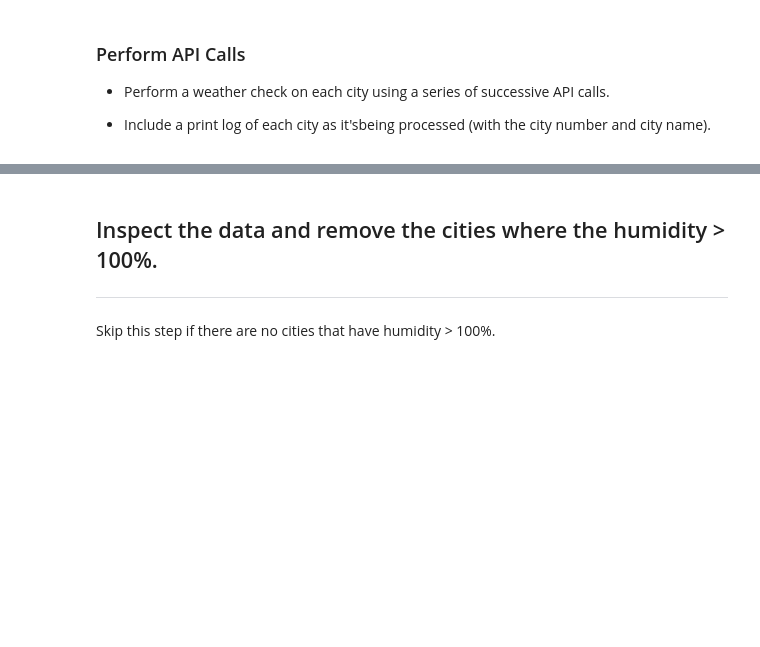
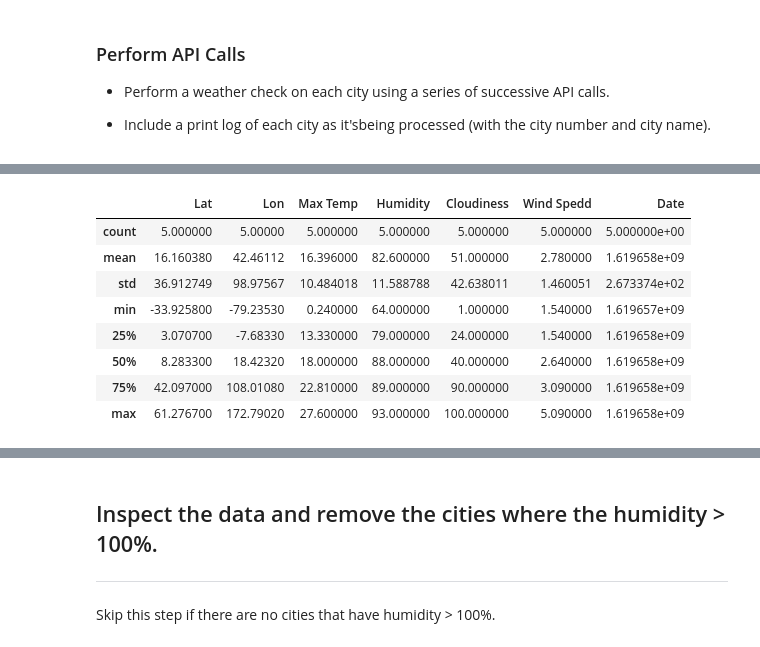
Before and after one commit to Omargib/python-api-challenge, a Jupyter notebook: WeatherPy/WeatherPy.ipynb, the cells around one changed output, grey strips where cells are left out. Drawn from its saved outputs; the diff is of its cells as text; code cells hidden in the pictures; blank space fills up the shorter version.

```diff
--- a/WeatherPy/WeatherPy.ipynb
+++ b/WeatherPy/WeatherPy.ipynb
@@ -85,3 +69,8 @@ Data Retrieval Complete
+# %%
+url = "http://api.openweathermap.org/data/2.5/weather?"
+units = "metric"
+# Build partial query URL
+query_url = f"{url}appid={api}&units={units}&q="
 # %% [markdown]
 ### Convert Raw Data to DataFrame
 * Export the city data into a .csv.
@@ -107,0 +119,15 @@ Data Retrieval Complete
+# %%
+# Display the DataFrame
+weather_df = {
+    "city": cities,
+    "Lat": lat,
+    "Lon": lon,
+    "Max Temp": max_temp,
+    "Humidity": humidity,
+    "Cloudiness": cloudiness,
+    "Wind Spedd": wind_speed,
+    "Country": country,
+    "Date": date
+}
+weather_df = pd.DataFrame(weather_df)
+weather_df.head()
@@ -107,0 +150,12 @@ Data Retrieval Complete
+# %%
+weather_df.describe()
+# %% [output]
+|  | Lat | Lon | Max Temp | Humidity | Cloudiness | Wind Spedd | Date |
+| count | 5.000000 | 5.00000 | 5.000000 | 5.000000 | 5.000000 | 5.000000 | 5.000000e+00 |
+| mean | 16.160380 | 42.46112 | 16.396000 | 82.600000 | 51.000000 | 2.780000 | 1.619658e+09 |
+| std | 36.912749 | 98.97567 | 10.484018 | 11.588788 | 42.638011 | 1.460051 | 2.673374e+02 |
+| min | -33.925800 | -79.23530 | 0.240000 | 64.000000 | 1.000000 | 1.540000 | 1.619657e+09 |
+| 25% | 3.070700 | -7.68330 | 13.330000 | 79.000000 | 24.000000 | 1.540000 | 1.619658e+09 |
+| 50% | 8.283300 | 18.42320 | 18.000000 | 88.000000 | 40.000000 | 2.640000 | 1.619658e+09 |
+| 75% | 42.097000 | 108.01080 | 22.810000 | 89.000000 | 90.000000 | 3.090000 | 1.619658e+09 |
+| max | 61.276700 | 172.79020 | 27.600000 | 93.000000 | 100.000000 | 5.090000 | 1.619658e+09 |
```
Also changed, not shown: parts of 12 cells of this notebook, 5 other files.
